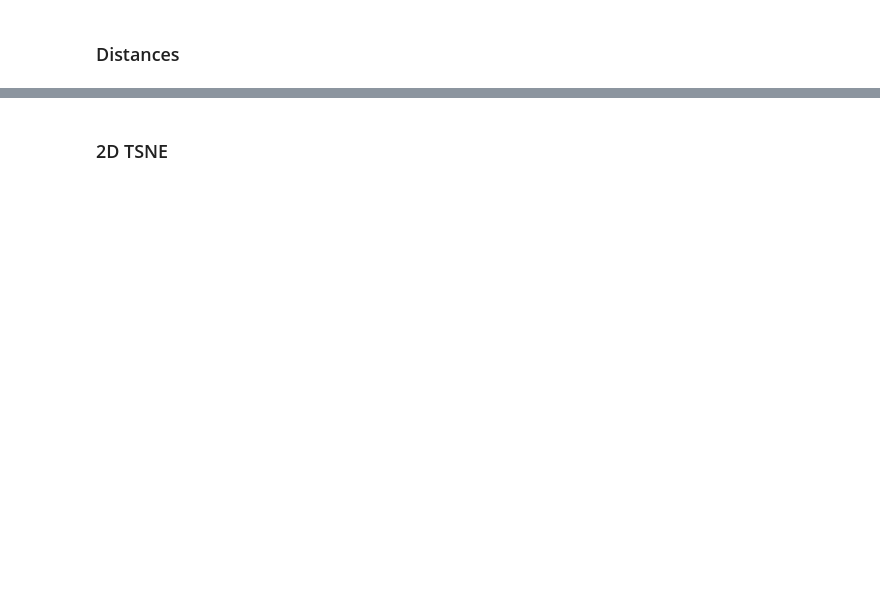
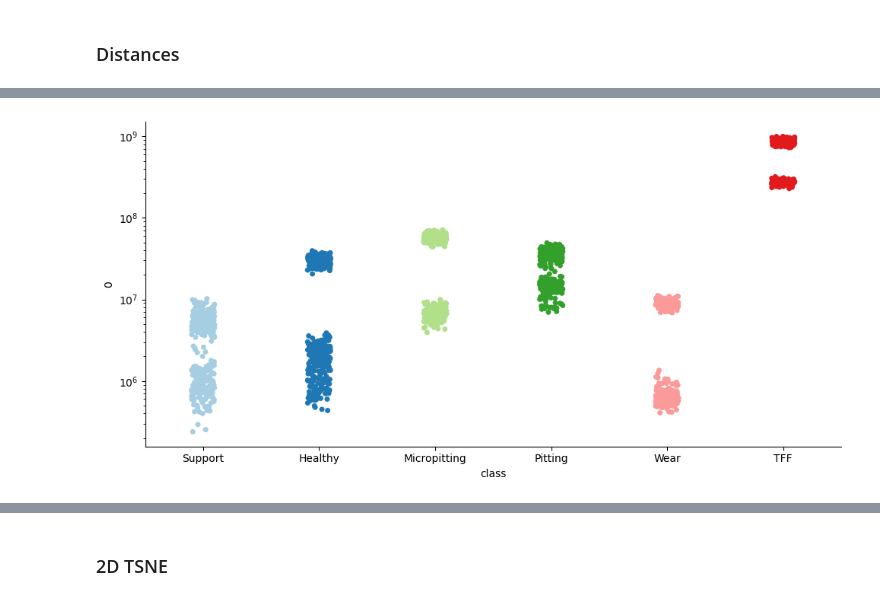
Before and after one commit to 4llu/rapid-deployment, a Jupyter notebook: reports/processed/anomality_detection_results.ipynb, the cells around one changed output, grey strips where cells are left out. Drawn from its saved outputs; the diff is of its cells as text; code cells hidden in the pictures; blank space fills up the shorter version.

Commit message:
Mahalanobis distance for AD (faulty?)

```diff
--- a/reports/processed/anomality_detection_results.ipynb
+++ b/reports/processed/anomality_detection_results.ipynb
@@ -91,2 +138,85 @@ for fault in faults:
 # %% [markdown]
 ### Distances
+# %%
+def distance_mahalanobis(prototype, queries, inv_cm):
+    return np.array([mahalanobis(x, prototype, inv_cm) for x in queries])
+
+
+def distance(prototype, queries):
+    return np.sum((queries - prototype) ** 2, axis=1)
+
+
+print("SUPPORT")
+ensemble_support_distances = []
+prototypes = []
+support_inv_cms = []
+for i in range(ensemble_size):
+    prototype = ensemble_support_groups[i].mean(axis=0)
+    prototypes.append(prototype)
+
+    # Mahalanobis
+    # support_inv_cm = np.linalg.inv(np.cov(ensemble_support_groups[i], rowvar=False))
+    # support_inv_cms.append(support_inv_cm)
+    # support_distances = distance_mahalanobis(
+    #     prototype, ensemble_support_groups[i], support_inv_cm
+    # )
+    # L2
+    support_distances = distance(prototype, ensemble_support_groups[i])
+    ensemble_support_distances.append(support_distances)
+
+# Ensemble average
+support_distances = np.stack(ensemble_support_distances, axis=-1).mean(axis=-1)
+
+print("Mean:", support_distances.mean())
+print("Max:", support_distances.max())
+print("Min:", support_distances.min())
+print()
+
+print("QUERY")
+fault_map = ["Healthy", "Micropitting", "Pitting", "Wear", "TFF"]
+query_distances = {}
+for i in range(len(fault_map)):
+    print(fault_map[i])
+    ensemble_distances = []
+    for j in range(ensemble_size):
+        # Mahalanobis
+        # ensemble_distances.append(
+        #     distance_mahalanobis(
+        #         prototypes[j], ensemble_query_groups[j][i], support_inv_cms[j]
+        #     )
+        # )
+        # L2
+        ensemble_distances.append(distance(prototypes[j], ensemble_query_groups[j][i]))
+
+    # Ensemble average
+    query_distances[fault_map[i]] = np.stack(ensemble_distances, axis=-1).mean(axis=-1)
+
+    print("Mean:", query_distances[fault_map[i]].mean())
+    print("Max:", query_distances[fault_map[i]].max())
+    print("Min:", query_distances[fault_map[i]].min())
+
+    # Plotting
+
+support_df = pd.DataFrame(support_distances)
+support_df["class"] = "Support"
+
+query_dfs = []
+for fault in fault_map:
+    query_df = pd.DataFrame(query_distances[fault])
+    query_df["class"] = fault
+    query_dfs.append(query_df)
+
+df = pd.concat([support_df, *query_dfs])
+
+sns.catplot(
+    df,
+    x="class",
+    y=0,
+    hue="class",
+    log_scale=True,
+    height=5,
+    aspect=2,
+    palette=sns.color_palette("Paired"),
+    legend=False,
+)
+# %% [output]
@@ -92,0 +241 @@ for fault in faults:
+[figure, added]
```
Also changed, not shown: parts of 11 cells of this notebook, 1 other file.
